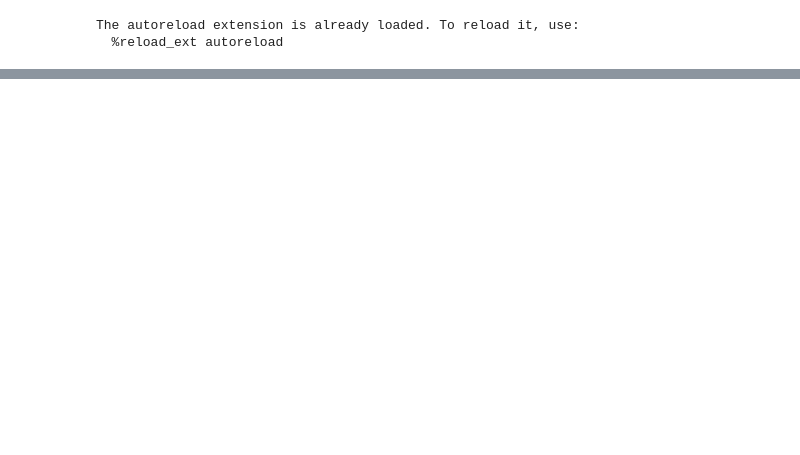
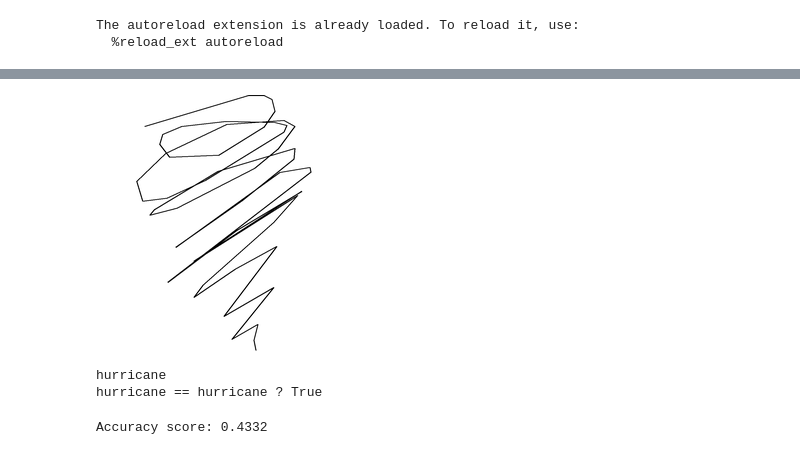
Before and after one commit to SzaboKrisztian/aai-final-project, a Jupyter notebook: final-project.ipynb, the cells around one changed output, grey strips where cells are left out. Drawn from its saved outputs; the diff is of its cells as text; code cells hidden in the pictures; blank space fills up the shorter version.

```diff
--- a/final-project.ipynb
+++ b/final-project.ipynb
@@ -74,17 +102,26 @@ joblib.dump(pca, '../pca' + stamp)
 # %%
 sample = test.sample(1)
 sample_predict = sample.drop(columns=['countrycode', 'timestamp', 'recognized', 'key_id', 'drawing', 'word'])
 
-sample_predict = pca.transform(sample_predict)
+if pca_on:
+    sample_predict = pca.transform(sample_predict)
 
 prediction = model.predict(sample_predict)
 display(IPImage(render_single(sample['drawing'].iloc[0])))
 print(prediction[0])
 print(f"{sample['word'].iloc[0]} == {prediction[0]} ? {sample['word'].iloc[0] == prediction[0]}")
+# %% [output]
+[figure, added]
+hurricane
+hurricane == hurricane ? True
 # %%
-test = pca.transform(test.drop(columns=['countrycode', 'timestamp', 'recognized', 'key_id', 'drawing', 'word']))
-prediction = model.predict(test)
+test2 = test.drop(columns=['countrycode', 'timestamp', 'recognized', 'key_id', 'drawing', 'word'])
+if pca_on:
+    test2 = pca.transform(test2)
+prediction = model.predict(test2)
 
 from sklearn.metrics import accuracy_score
 acc_score = accuracy_score(test['word'].values.tolist(), prediction)
 print(f"Accuracy score: {acc_score}")
+# %% [output]
+Accuracy score: 0.4332
```
Also changed, not shown: parts of 6 cells of this notebook, 2 other files.
